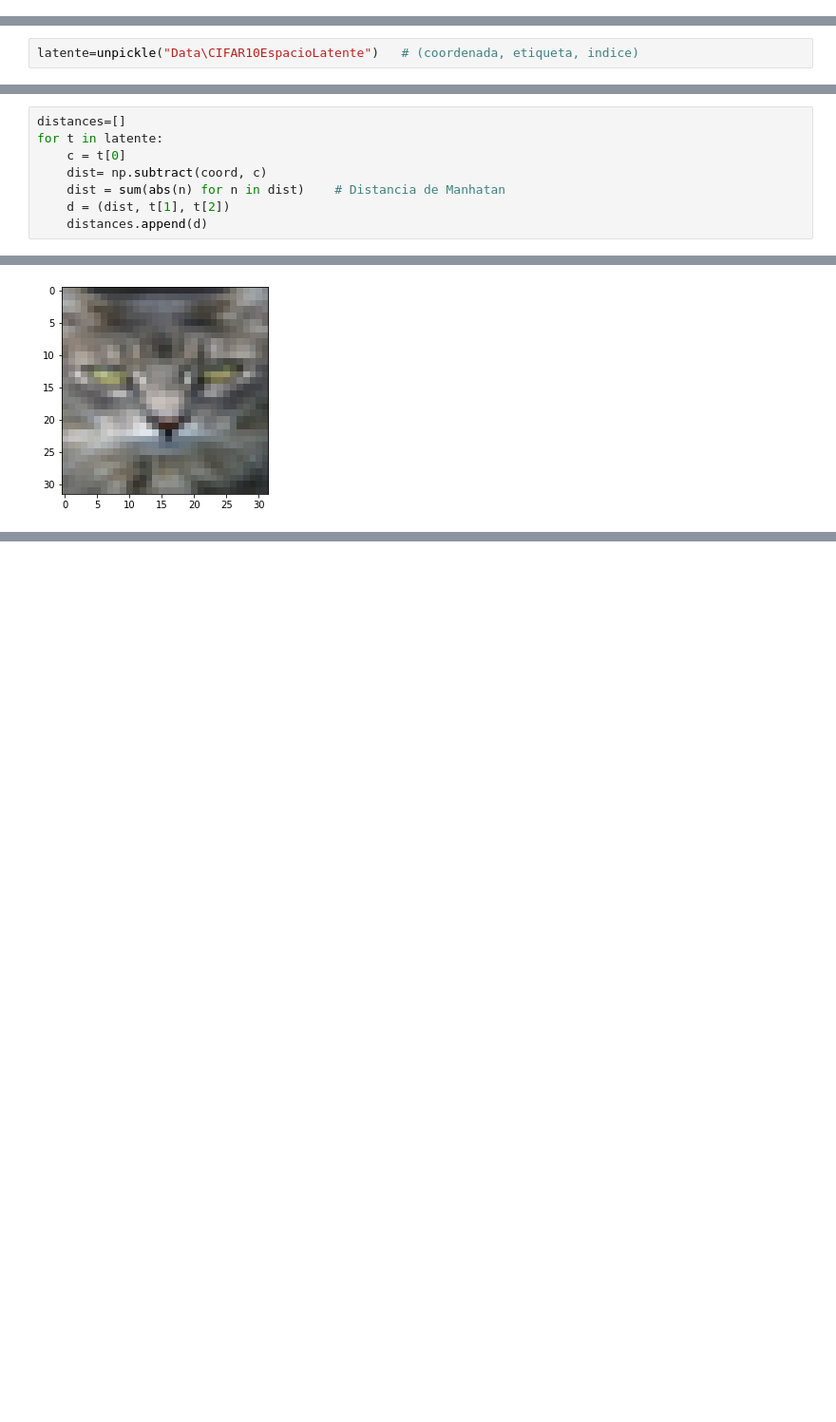
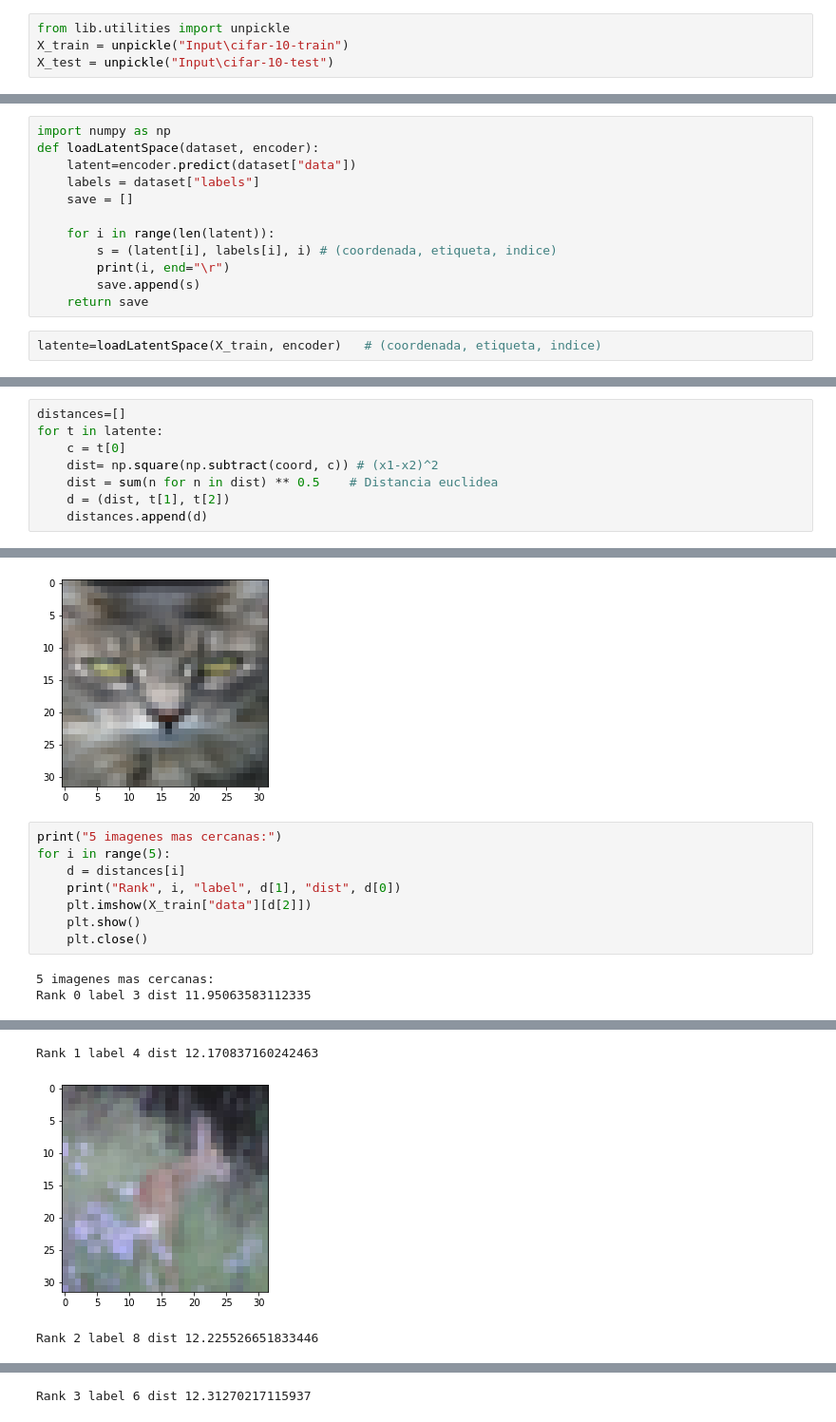
Before and after one commit to TFG-FcoJavier/TFG, a Jupyter notebook: clasificacion y explicabilidad.ipynb, the cells around one changed output, grey strips where cells are left out. Shown at 95% size. Drawn from its saved outputs; the diff is of its cells as text; blank space fills up the shorter version.

Commit message:
Optimizacion del proceso de explicabilidad Eliminado guardado del espacio latente ya que solo tarda 5 segundos en generarse la base de datos. Cambiado calculo de la distancia a euclidea

```diff
--- a/clasificacion y explicabilidad.ipynb
+++ b/clasificacion y explicabilidad.ipynb
@@ -288 +264,5 @@ model.save(_raiz+"\\"+model_name+"/Modelos\\clasifier.h5")
+# %%
+from lib.utilities import unpickle
+X_train = unpickle("Input\cifar-10-train")
+X_test = unpickle("Input\cifar-10-test")
 # %% [markdown]
@@ -326,2 +308,14 @@ Carga de la base de datos del espacio latente
+# %%
+import numpy as np
+def loadLatentSpace(dataset, encoder):
+    latent=encoder.predict(dataset["data"])
+    labels = dataset["labels"]
+    save = []
+
+    for i in range(len(latent)):
+        s = (latent[i], labels[i], i) # (coordenada, etiqueta, indice)
+        print(i, end="\r")
+        save.append(s)
+    return save
 # %%
-latente=unpickle("Data\CIFAR10EspacioLatente")   # (coordenada, etiqueta, indice)
+latente=loadLatentSpace(X_train, encoder)   # (coordenada, etiqueta, indice)
@@ -351,8 +329,8 @@ Calculo de la distancia y orden del vector
 distances=[]
 for t in latente:
     c = t[0]
-    dist= np.subtract(coord, c)
-    dist = sum(abs(n) for n in dist)    # Distancia de Manhatan
+    dist= np.square(np.subtract(coord, c)) # (x1-x2)^2
+    dist = sum(n for n in dist) ** 0.5    # Distancia euclidea
     d = (dist, t[1], t[2])
     distances.append(d)
 # %%
@@ -387,3 +371,14 @@ plt.imshow(X_train["data"][closest_label])
 # %% [output]
 <matplotlib.image.AxesImage at 0x...>
 [figure]
+# %%
+print("5 imagenes mas cercanas:")
+for i in range(5):
+    d = distances[i]
+    print("Rank", i, "label", d[1], "dist", d[0])
+    plt.imshow(X_train["data"][d[2]])
+    plt.show()
+    plt.close()
+# %% [output]
+5 imagenes mas cercanas:
+Rank 0 label 3 dist 11.95063583112335
@@ -389,0 +386,3 @@ plt.imshow(X_train["data"][closest_label])
+Rank 1 label 4 dist 12.170837160242463
+[figure, added]
+Rank 2 label 8 dist 12.225526651833446
@@ -389,0 +390 @@ plt.imshow(X_train["data"][closest_label])
+Rank 3 label 6 dist 12.31270217115937
```
Also changed, not shown: parts of 20 cells of this notebook.
